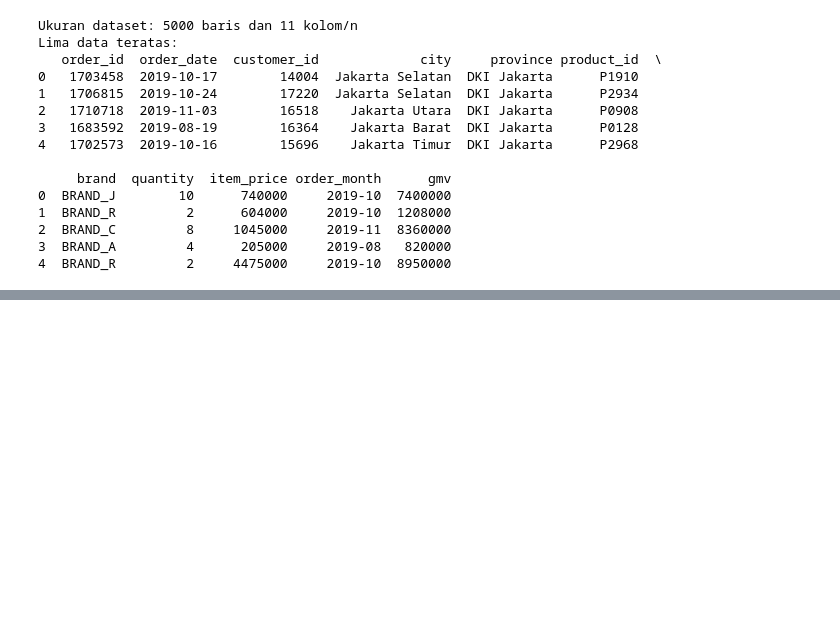
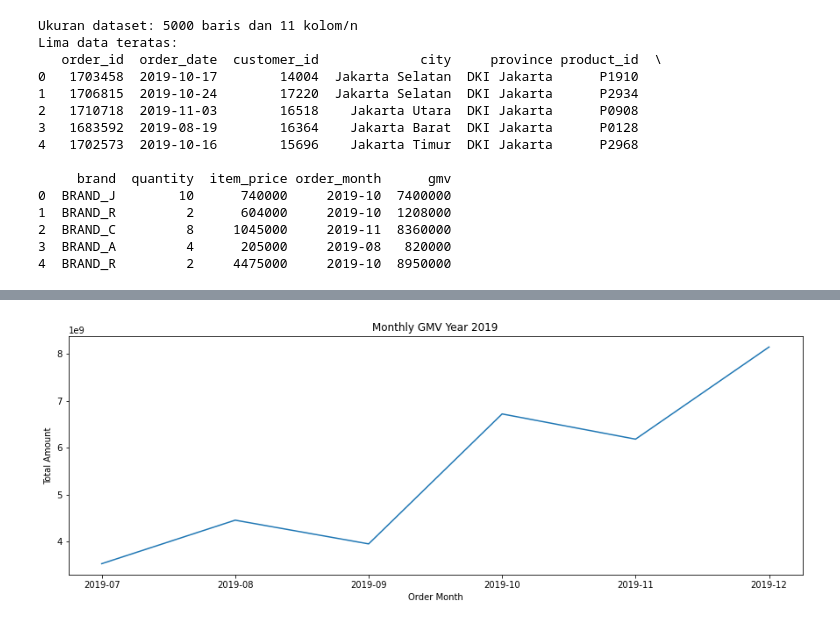
Before and after one commit to sendy-source/DQLab-Course, a Jupyter notebook: Fundamental Class/Data Visualization With Python Matplotlib For Beginner - Part 1/Langkah visualisasi chart dengan matplotlib.ipynb, the cells around one changed output, grey strips where cells are left out. Cells and saved outputs as stored; diff of their text form; code cells hidden in the pictures; blank space fills up the shorter version.

```diff
--- a/Fundamental Class/Data Visualization With Python Matplotlib For Beginner - Part 1/Langkah visualisasi chart dengan matplotlib.ipynb
+++ b/Fundamental Class/Data Visualization With Python Matplotlib For Beginner - Part 1/Langkah visualisasi chart dengan matplotlib.ipynb
@@ -97,0 +209,21 @@ Lima data teratas:
+# %%
+# Kustomisasi - MENAMBAHKAN TITLE DAN AXIS LABELS
+import pandas as pd
+import datetime
+import matplotlib.pyplot as plt
+
+dataset = pd.read_csv('https://storage.googleapis.com/dqlab-dataset/retail_raw_reduced.csv')
+dataset['order_month'] = dataset['order_date'].apply(lambda x: datetime.datetime.strptime(x, "%Y-%m-%d").strftime('%Y-%m'))
+dataset['gmv'] = dataset['item_price']*dataset['quantity']
+
+# Mengubah figure size
+plt.figure(figsize=(15,5))
+# Menampilkan Plot : Cara alternatif
+dataset.groupby(['order_month'])['gmv'].sum().plot()
+# Menambahkan Title dan Axis labels
+plt.title('Monthly GMV Year 2019')
+plt.xlabel('Order Month')
+plt.ylabel('Total Amount')
+plt.show()
+# %% [output]
+[figure, added]
```
Also changed, not shown: parts of 17 cells of this notebook, 3 other files.
